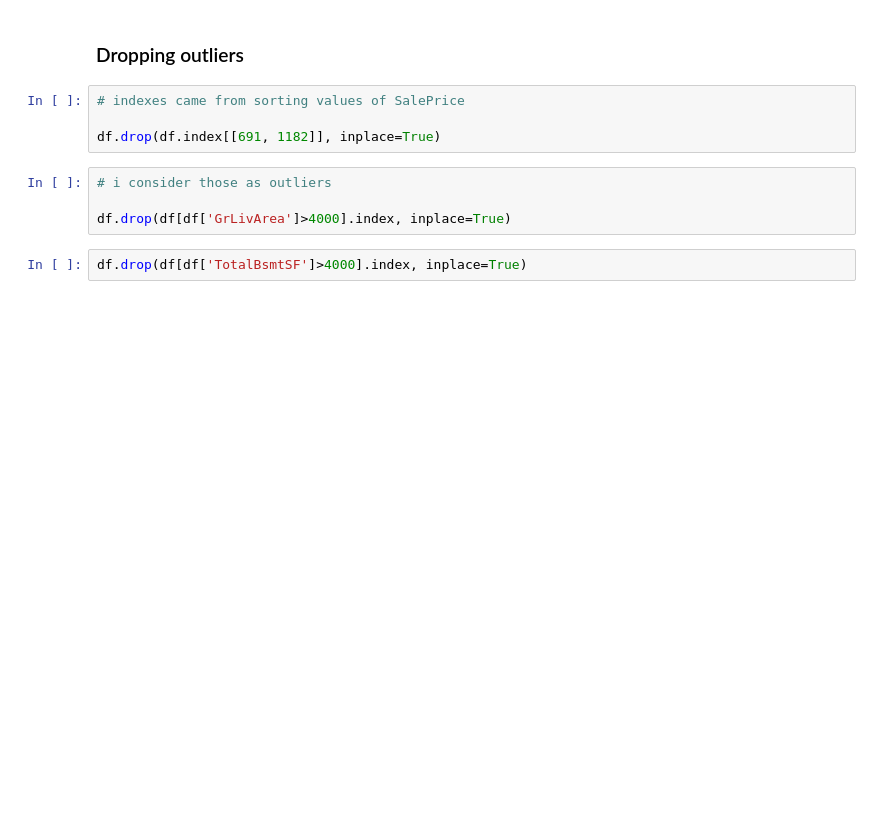
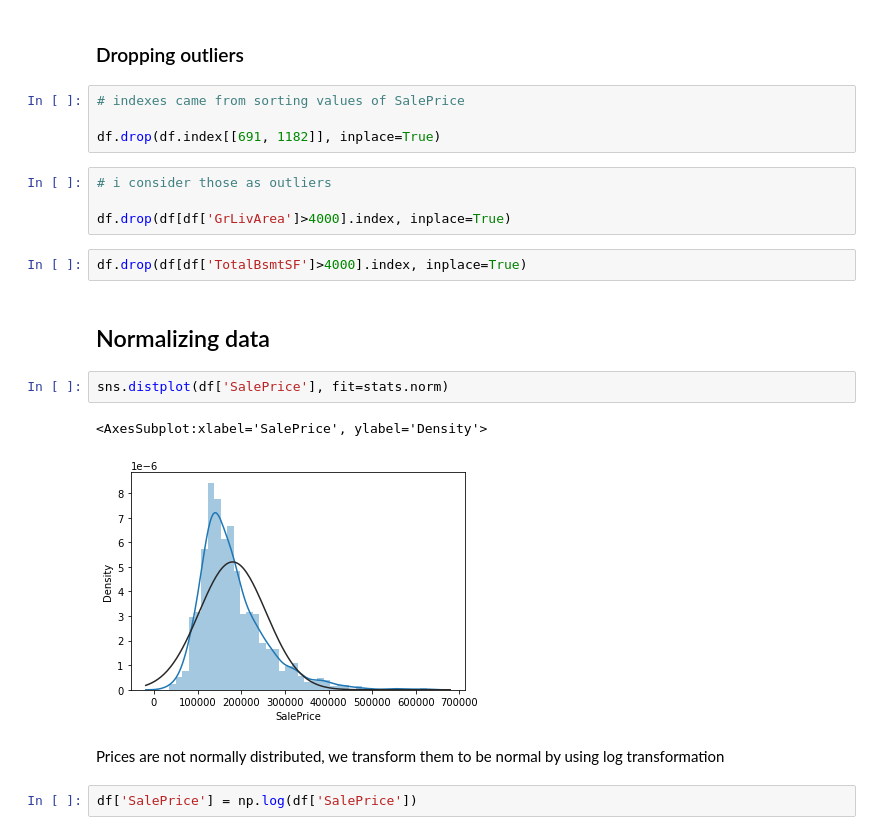
Before and after one commit to gha7all/DataScienceHub, a Jupyter notebook: week-1/housePrice_regression/price prediction.ipynb, the cells around one changed output. Saved outputs shown, nothing was run; the diff lists cells and outputs as text; blank space fills up the shorter version.

```diff
--- a/week-1/housePrice_regression/price prediction.ipynb
+++ b/week-1/housePrice_regression/price prediction.ipynb
@@ -159,3 +181,14 @@ df.drop(df.index[[691, 1182]], inplace=True)
 df.drop(df[df['GrLivArea']>4000].index, inplace=True)
 # %%
 df.drop(df[df['TotalBsmtSF']>4000].index, inplace=True)
+# %% [markdown]
+## Normalizing data
+# %%
+sns.distplot(df['SalePrice'], fit=stats.norm)
+# %% [output]
+<AxesSubplot:xlabel='SalePrice', ylabel='Density'>
+[figure, added]
+# %% [markdown]
+Prices are not normally distributed, we transform them to be normal by using log transformation
+# %%
+df['SalePrice'] = np.log(df['SalePrice'])
```
Also changed, not shown: parts of 40 cells of this notebook, 6 other files.
